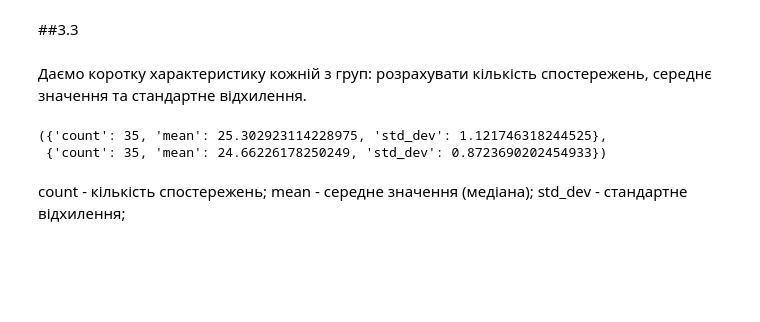
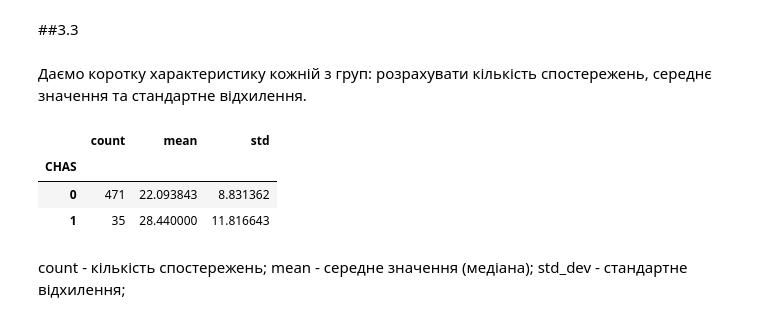
Before and after one commit to kurkur19/Analysis-BMD-Al-Khmuz-BS-25, a Jupyter notebook: Обробка_та_аналіз_біомедичних_даних_БС_25_Аль_Хмуз_КП_№4_5.ipynb, the cells around one changed output. Cells and saved outputs as stored; diff of their text form; code cells hidden in the pictures; blank space fills up the shorter version.

```diff
--- a/Обробка_та_аналіз_біомедичних_даних_БС_25_Аль_Хмуз_КП_№4_5.ipynb
+++ b/Обробка_та_аналіз_біомедичних_даних_БС_25_Аль_Хмуз_КП_№4_5.ipynb
@@ -127,23 +126,13 @@ shapiro_test_0, shapiro_test_1
 ##3.3
 # %% [markdown]
 Даємо коротку характеристику кожній з груп: розрахувати кількість спостережень, середнє значення та стандартне відхилення.
-# %%
-characteristics_0 = {
-    'count': len(sample_0),
-    'mean': np.mean(sample_0),
-    'std_dev': np.std(sample_0, ddof=1)  # ddof=1 для зразкового стандартного відхилення
-}
-
-characteristics_1 = {
-    'count': len(sample_1),
-    'mean': np.mean(sample_1),
-    'std_dev': np.std(sample_1, ddof=1)
-}
-
-characteristics_0, characteristics_1
-# %% [output]
-({'count': 35, 'mean': 25.302923114228975, 'std_dev': 1.121746318244525},
- {'count': 35, 'mean': 24.66226178250249, 'std_dev': 0.8723690202454933})
+# %%
+chas_0_1.groupby(['CHAS'])['MEDV'].agg(['count', 'mean', 'std'])
+# %% [output]
+|  | count | mean | std |
+| CHAS |  |  |  |
+| 0 | 471 | 22.093843 | 8.831362 |
+| 1 | 35 | 28.440000 | 11.816643 |
 # %% [markdown]
 count - кількість спостережень;
 mean - середне значення (медіана);
```
Also changed, not shown: parts of 22 cells of this notebook.
